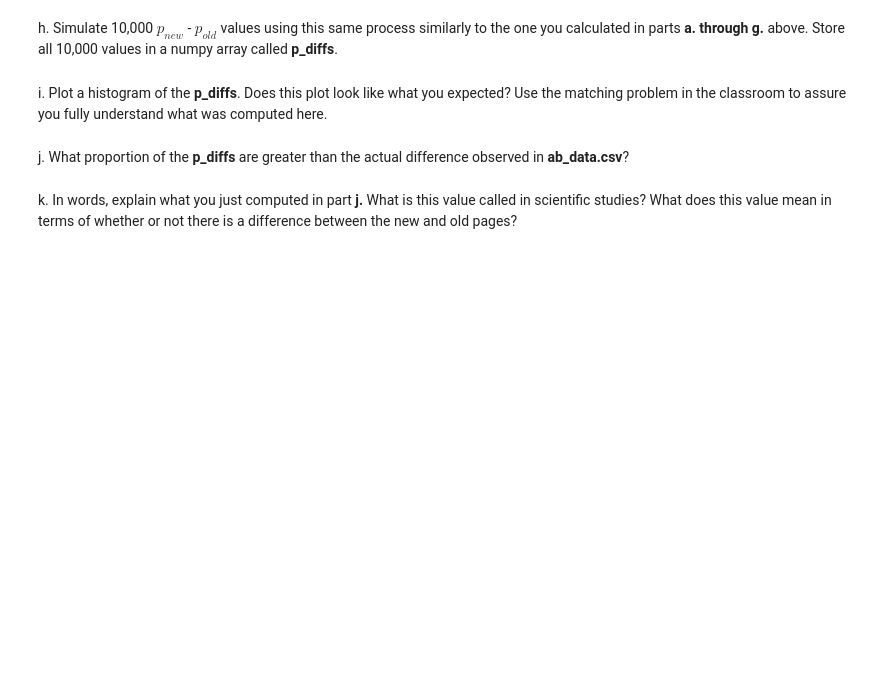
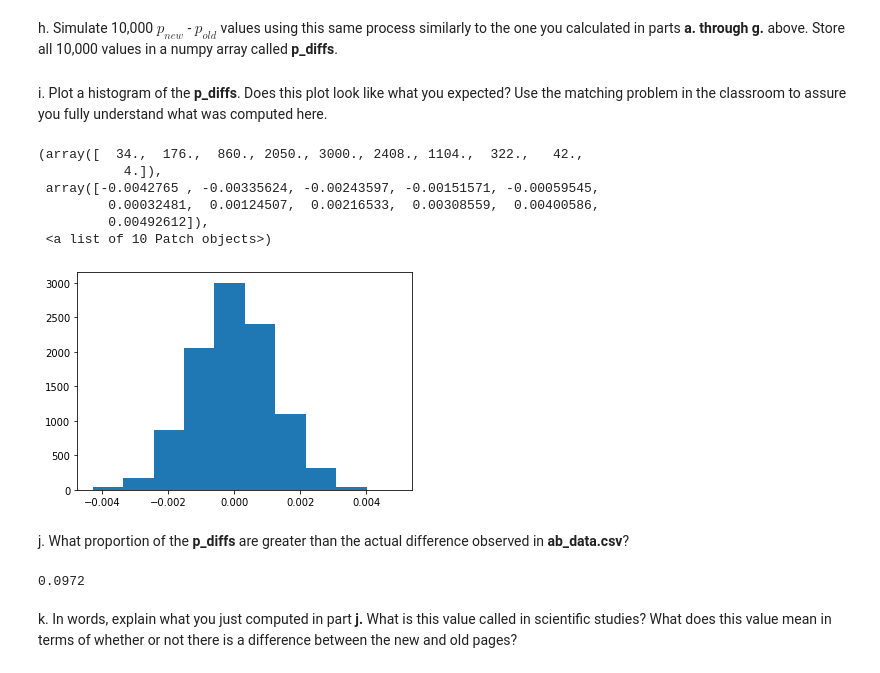
Before and after one commit to Maioy97/ab-testing-excersice-, a Jupyter notebook: Analyze_ab_test_results_notebook.ipynb, the cells around one changed output. Cells and saved outputs as stored; diff of their text form; code cells hidden in the pictures; blank space fills up the shorter version.

```diff
--- a/Analyze_ab_test_results_notebook.ipynb
+++ b/Analyze_ab_test_results_notebook.ipynb
@@ -162,2 +228,5 @@ a. What is the **convert rate** for $p_{new}$ under the null?
 # %% [markdown]
 b. What is the **convert rate** for $p_{old}$ under the null? <br><br>
+# %%
+p_old = p_new
+p_old
@@ -164,2 +235,5 @@ b. What is the **convert rate** for $p_{old}$ under the null? <br><br>
 # %% [markdown]
 c. What is $n_{new}$?
+# %%
+n_new = len(df2.query("landing_page == 'new_page'"))
+n_new
@@ -166,2 +242,5 @@ c. What is $n_{new}$?
 # %% [markdown]
 d. What is $n_{old}$?
+# %%
+n_old = len(df2.query("landing_page == 'old_page'"))
+n_old
@@ -174,8 +265,27 @@ g. Find $p_{new}$ - $p_{old}$ for your simulated values from part (e) and (f).
 # %% [markdown]
 h. Simulate 10,000 $p_{new}$ - $p_{old}$ values using this same process similarly to the one you calculated in parts **a. through g.** above.  Store all 10,000 values in a numpy array called **p_diffs**.
+# %%
+new_sim_converted = np.random.binomial(n_new, p_new, 10000) / n_new
+old_sim_converted = np.random.binomial(n_old, p_old, 10000) / n_old
+
+p_diffs = new_sim_converted - old_sim_converted
 # %% [markdown]
 i. Plot a histogram of the **p_diffs**.  Does this plot look like what you expected?  Use the matching problem in the classroom to assure you fully understand what was computed here.
+# %%
+plt.hist(p_diffs)
+# %% [output]
+(array([  34.,  176.,  860., 2050., 3000., 2408., 1104.,  322.,   42.,
+           4.]),
+ array([-0.0042765 , -0.00335624, -0.00243597, -0.00151571, -0.00059545,
+         0.00032481,  0.00124507,  0.00216533,  0.00308559,  0.00400586,
+         0.00492612]),
+ <a list of 10 Patch objects>)
+[figure, added]
 # %% [markdown]
 j. What proportion of the **p_diffs** are greater than the actual difference observed in **ab_data.csv**?
+# %%
+(p_diffs < obs_diff).mean()
+# %% [output]
+0.0972
 # %% [markdown]
 k. In words, explain what you just computed in part **j.**  What is this value called in scientific studies?  What does this value mean in terms of whether or not there is a difference between the new and old pages?
```
Also changed, not shown: parts of 50 cells of this notebook.
